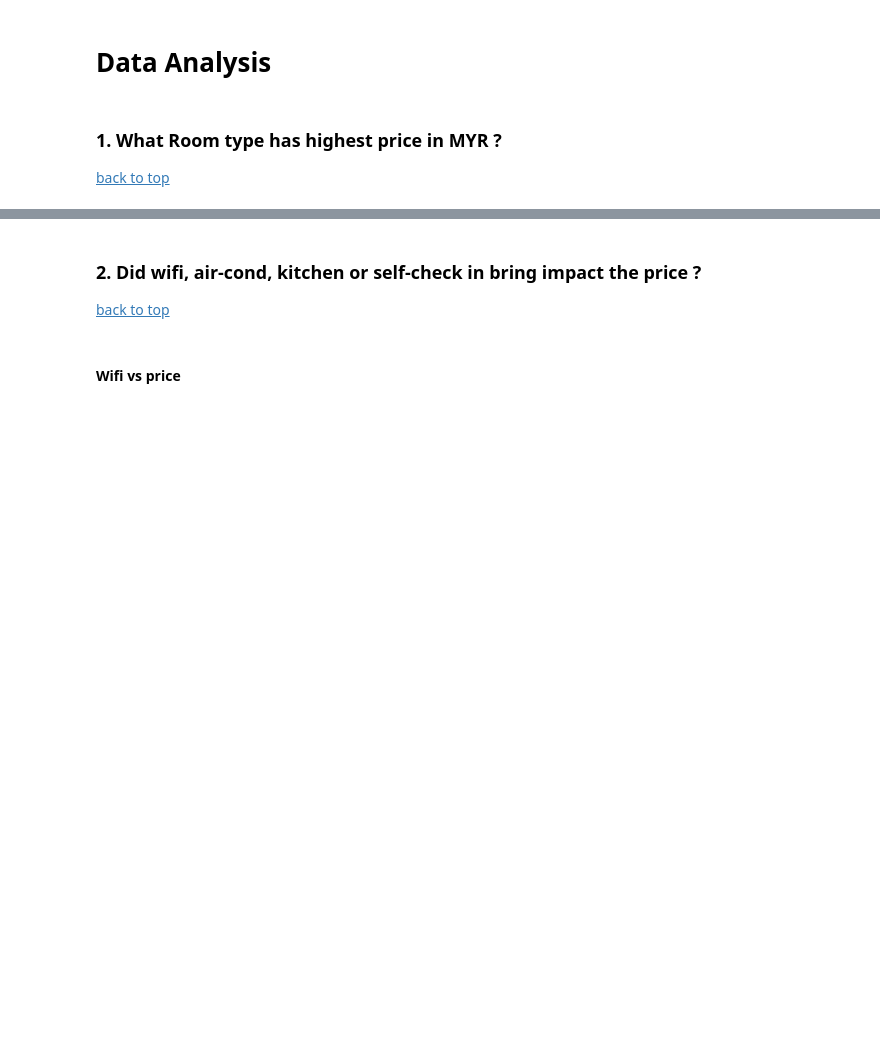
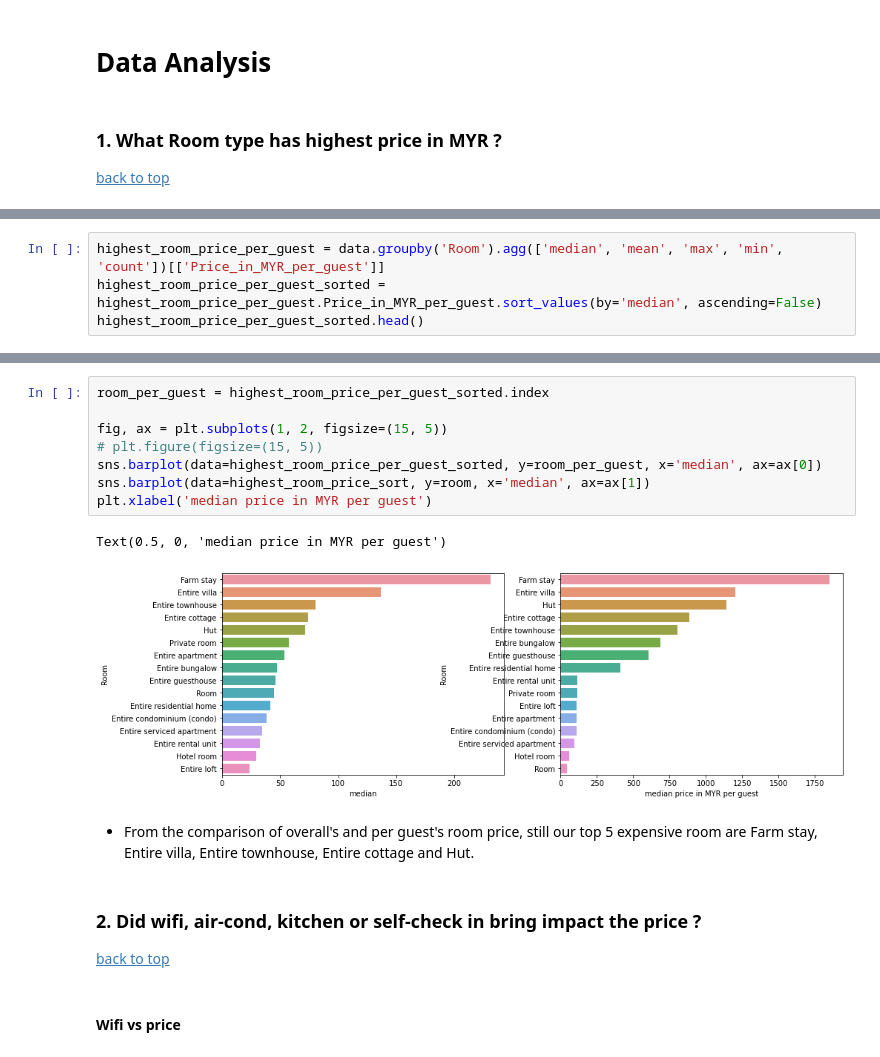
Before and after one commit to BryanChin991/webscrapping, a Jupyter notebook: Abnb/Scraping_lists-checkpoint.ipynb, the cells around one changed output, grey strips where cells are left out. Cells and saved outputs as stored; diff of their text form; blank space fills up the shorter version.

```diff
--- a/Abnb/Scraping_lists-checkpoint.ipynb
+++ b/Abnb/Scraping_lists-checkpoint.ipynb
@@ -273,0 +322,4 @@ plt.show()
+# %%
+highest_room_price_per_guest = data.groupby('Room').agg(['median', 'mean', 'max', 'min', 'count'])[['Price_in_MYR_per_guest']]
+highest_room_price_per_guest_sorted = highest_room_price_per_guest.Price_in_MYR_per_guest.sort_values(by='median', ascending=False)
+highest_room_price_per_guest_sorted.head()
@@ -274,3 +343,16 @@ plt.show()
+# %%
+room_per_guest = highest_room_price_per_guest_sorted.index
+
+fig, ax = plt.subplots(1, 2, figsize=(15, 5))
+# plt.figure(figsize=(15, 5))
+sns.barplot(data=highest_room_price_per_guest_sorted, y=room_per_guest, x='median', ax=ax[0])
+sns.barplot(data=highest_room_price_sort, y=room, x='median', ax=ax[1])
+plt.xlabel('median price in MYR per guest')
+# %% [output]
+Text(0.5, 0, 'median price in MYR per guest')
+[figure, added]
+# %% [markdown]
+- From the comparison of overall's and per guest's room price, still our top 5 expensive room are Farm stay, Entire villa, Entire townhouse, Entire cottage and Hut.
 # %% [markdown]
 <a id="2"></a>
 ### 2. Did wifi, air-cond, kitchen or self-check in bring impact the price ?
```
Also changed, not shown: parts of 40 cells of this notebook.
